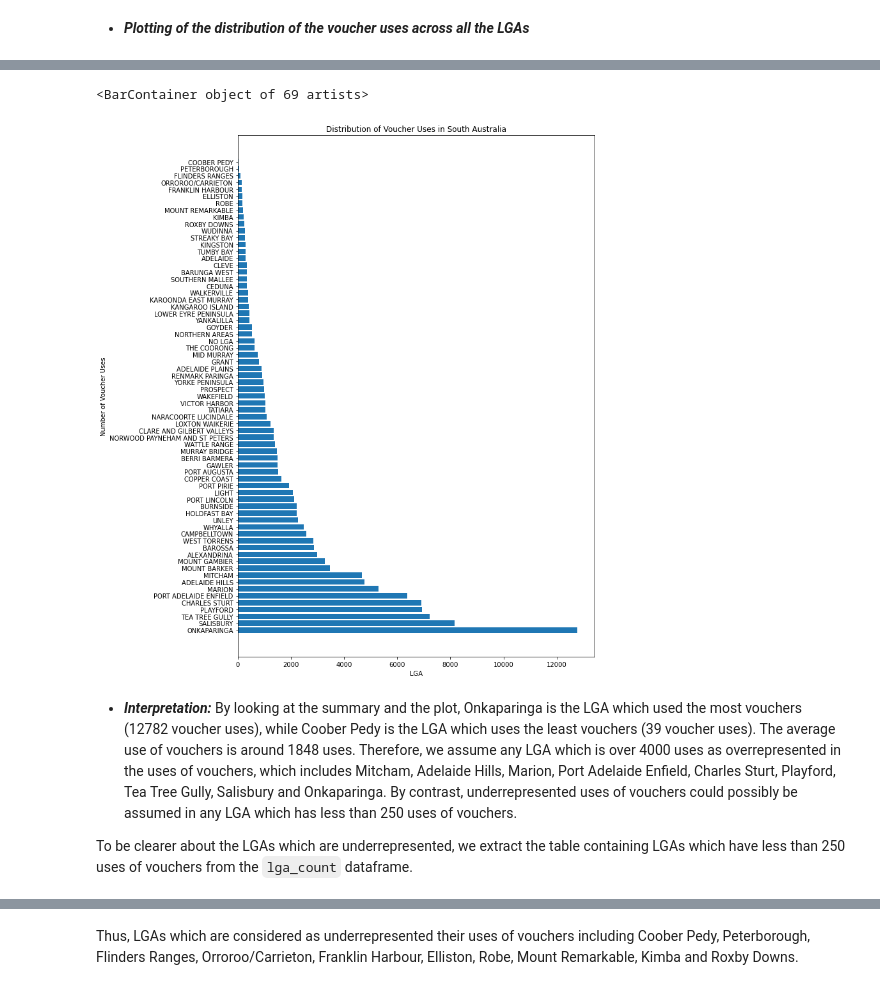
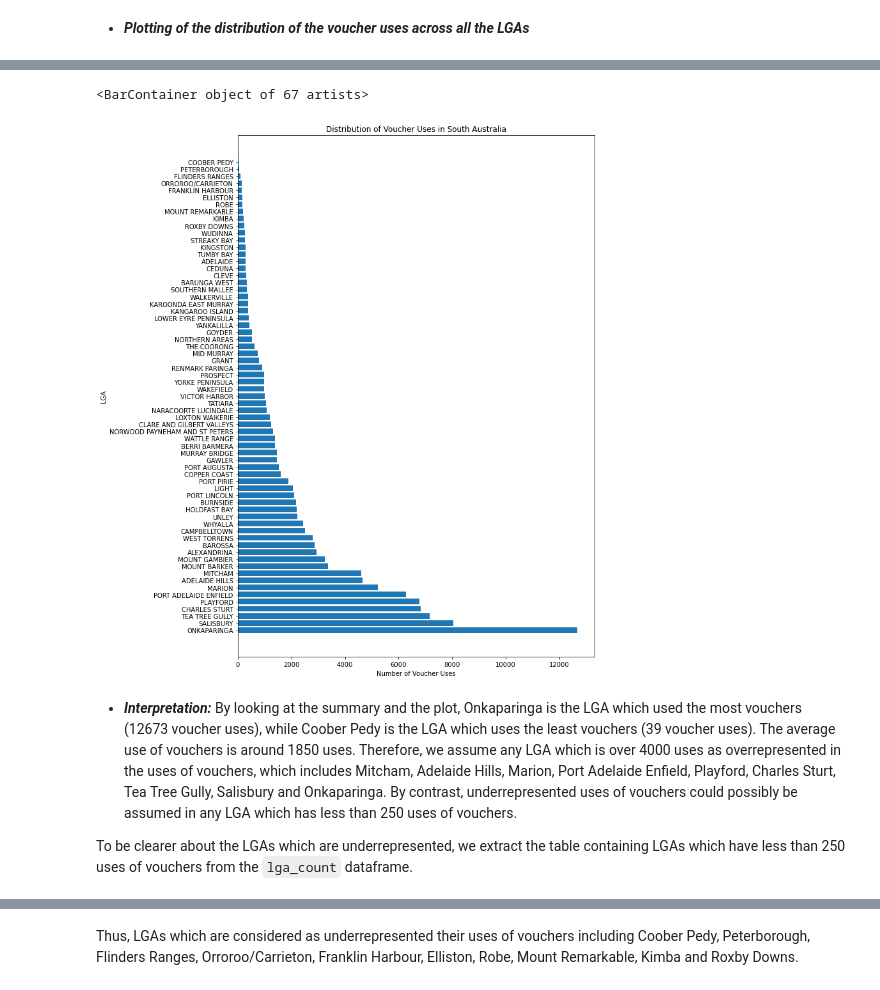
Before and after one commit to xuyenlinhHuynh/data-science-portfolio-xuyenlinhHuynh, a Jupyter notebook: Portfolio 2.ipynb, the cells around one changed output, grey strips where cells are left out. Saved outputs shown, nothing was run; the diff lists cells and outputs as text; code cells hidden in the pictures.

```diff
--- a/Portfolio 2.ipynb
+++ b/Portfolio 2.ipynb
@@ -516,15 +515,15 @@ lga_count.describe()
 # %%
 # plot the distribution of voucher uses across the South Australia
 plt.figure( figsize = (10,15) )
 plt.title("Distribution of Voucher Uses in South Australia")
-plt.xlabel("LGA")
-plt.ylabel("Number of Voucher Uses")
+plt.xlabel("Number of Voucher Uses")
+plt.ylabel("LGA")
 plt.barh(lga_count['LGA'], lga_count['counts'])
 # %% [output]
-<BarContainer object of 69 artists>
+<BarContainer object of 67 artists>
-[figure, old version]
+[figure, new version]
 # %% [markdown]
-* ***Interpretation:***  By looking at the summary and the plot, Onkaparinga is the LGA which used the most vouchers (12782 voucher uses), while Coober Pedy is the LGA which uses the least vouchers (39 voucher uses). The average use of vouchers is around 1848 uses. Therefore, we assume any LGA which is over 4000 uses as overrepresented in the uses of vouchers, which includes Mitcham, Adelaide Hills, Marion, Port Adelaide Enfield, Charles Sturt, Playford, Tea Tree Gully, Salisbury and Onkaparinga. By contrast, underrepresented uses of vouchers could possibly be assumed in any LGA which has less than 250 uses of vouchers.
+* ***Interpretation:***  By looking at the summary and the plot, Onkaparinga is the LGA which used the most vouchers (12673 voucher uses), while Coober Pedy is the LGA which uses the least vouchers (39 voucher uses). The average use of vouchers is around 1850 uses. Therefore, we assume any LGA which is over 4000 uses as overrepresented in the uses of vouchers, which includes Mitcham, Adelaide Hills, Marion, Port Adelaide Enfield, Playford, Charles Sturt, Tea Tree Gully, Salisbury and Onkaparinga. By contrast, underrepresented uses of vouchers could possibly be assumed in any LGA which has less than 250 uses of vouchers.
 
 To be clearer about the LGAs which are underrepresented, we extract the table containing LGAs which have less than 250 uses of vouchers from the `lga_count` dataframe.
 # %%
```
Also changed, not shown: parts of 27 cells of this notebook, 3 other files.
